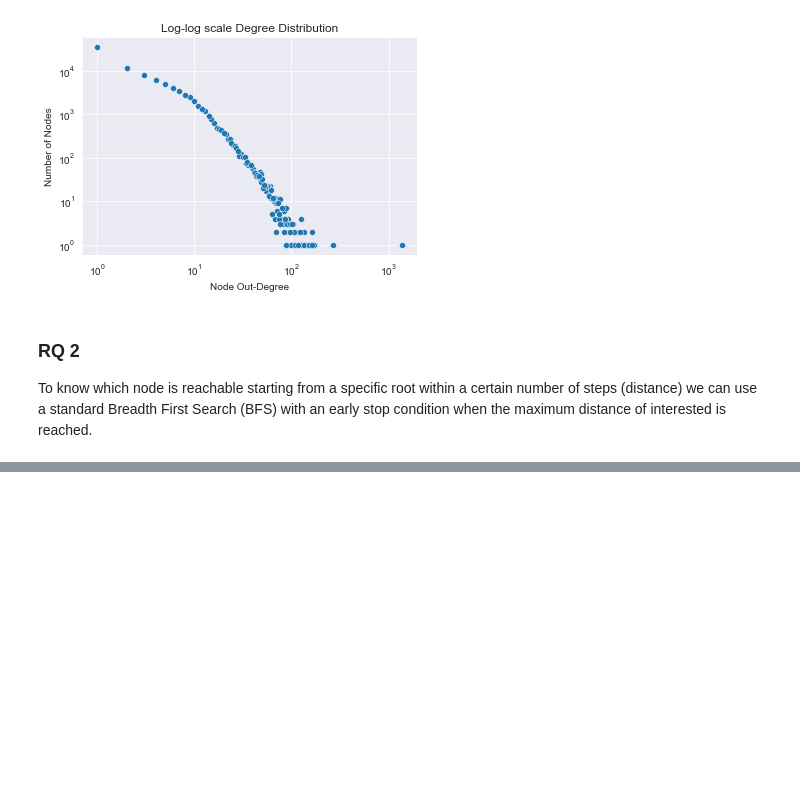
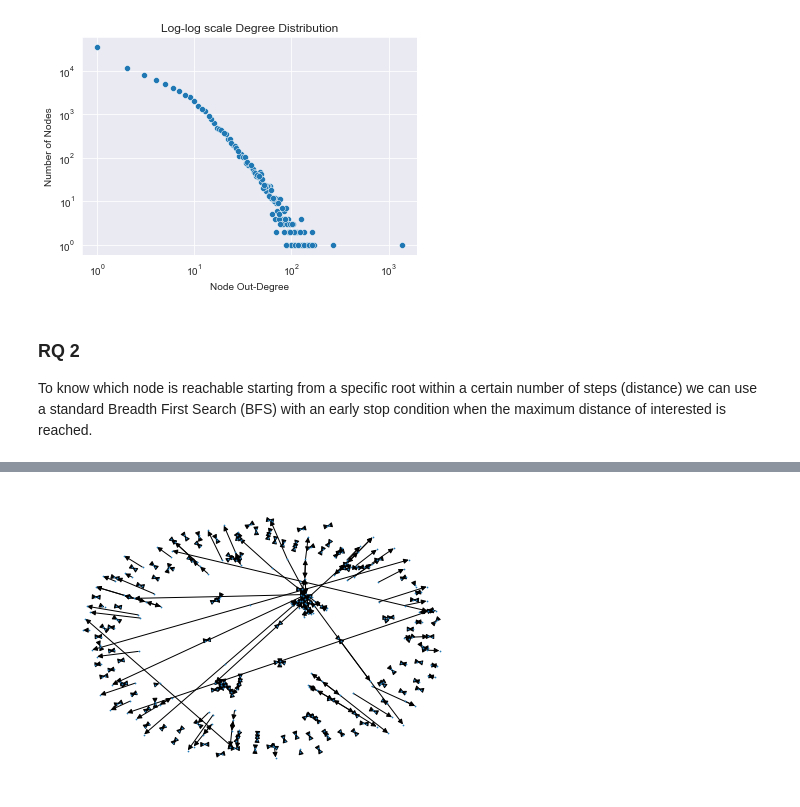
Before and after one commit to msterpa87/ADM-HW5, a Jupyter notebook: main.ipynb, the cells around one changed output, grey strips where cells are left out. Saved outputs shown, nothing was run; the diff lists cells and outputs as text; code cells hidden in the pictures; blank space fills up the shorter version.

```diff
--- a/main.ipynb
+++ b/main.ipynb
@@ -10,3 +19,6 @@ g.create_from_file()
+# %%
+# this loads the labels into the graph
+g.load_categories()
 # %% [markdown]
 ### RQ 1
 
@@ -56,0 +156,7 @@ Just a few:  [174, 146870, 1059766, 1059906, 1060905]
+# %%
+subgraph = g.induced_subgraph(0,2384)
+node_list = list(subgraph.node_list)
+for source, target in zip(node_list[:-1], node_list[1:]):
+    size = subgraph.mincut_between_nodes(source, target)
+    if size > 0: # we only print mincut for connected nodes
+        print("Mincut({}, {}) = {}".format(source, target, size))
@@ -56,0 +186,8 @@ Just a few:  [174, 146870, 1059766, 1059906, 1060905]
+# %%
+import networkx as nx
+
+nx_g = nx.DiGraph()
+nx_g.add_edges_from(subgraph.edge_list)
+nx.draw(nx_g, node_size=0.5)
+# %% [output]
+[figure, added]
```
Also changed, not shown: parts of 25 cells of this notebook, 2 other files.
